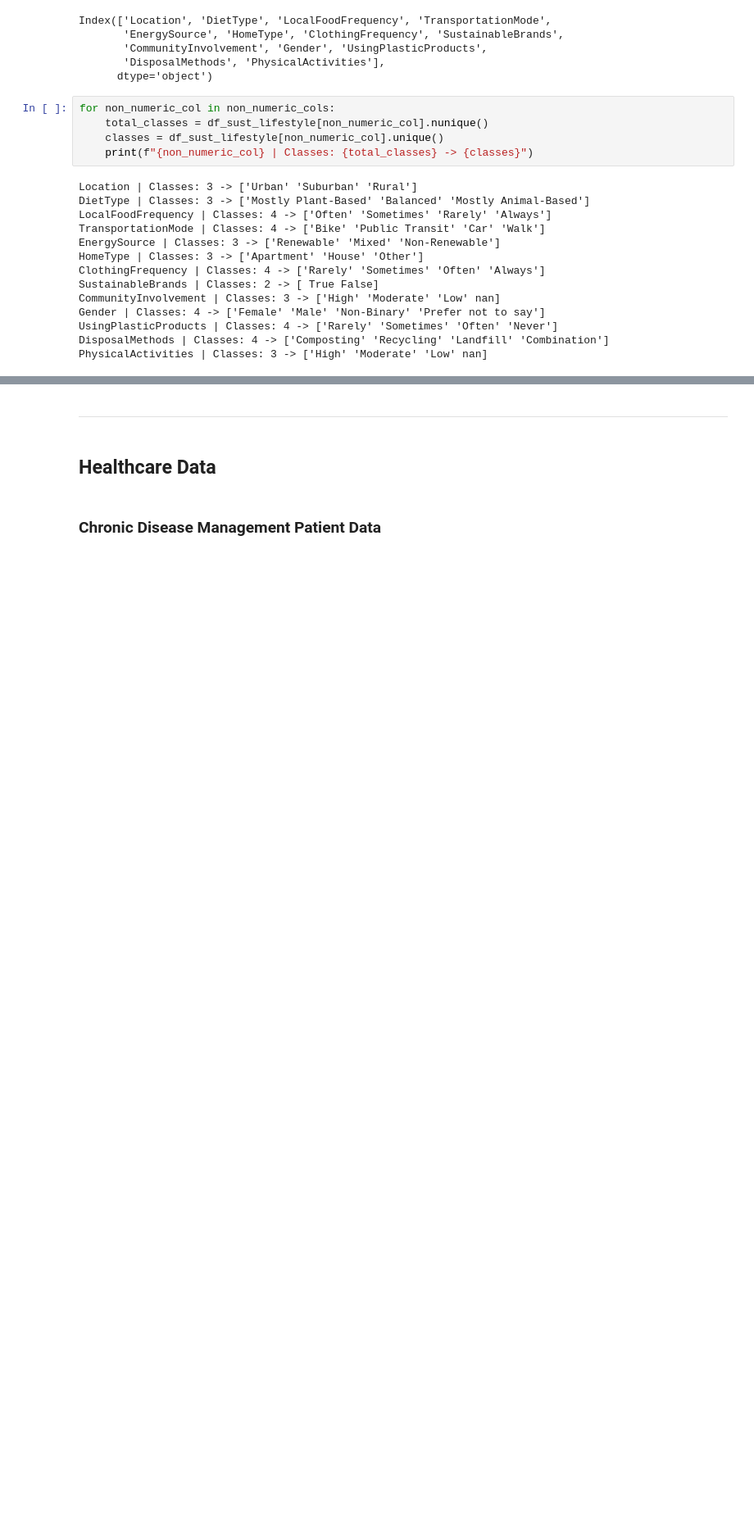
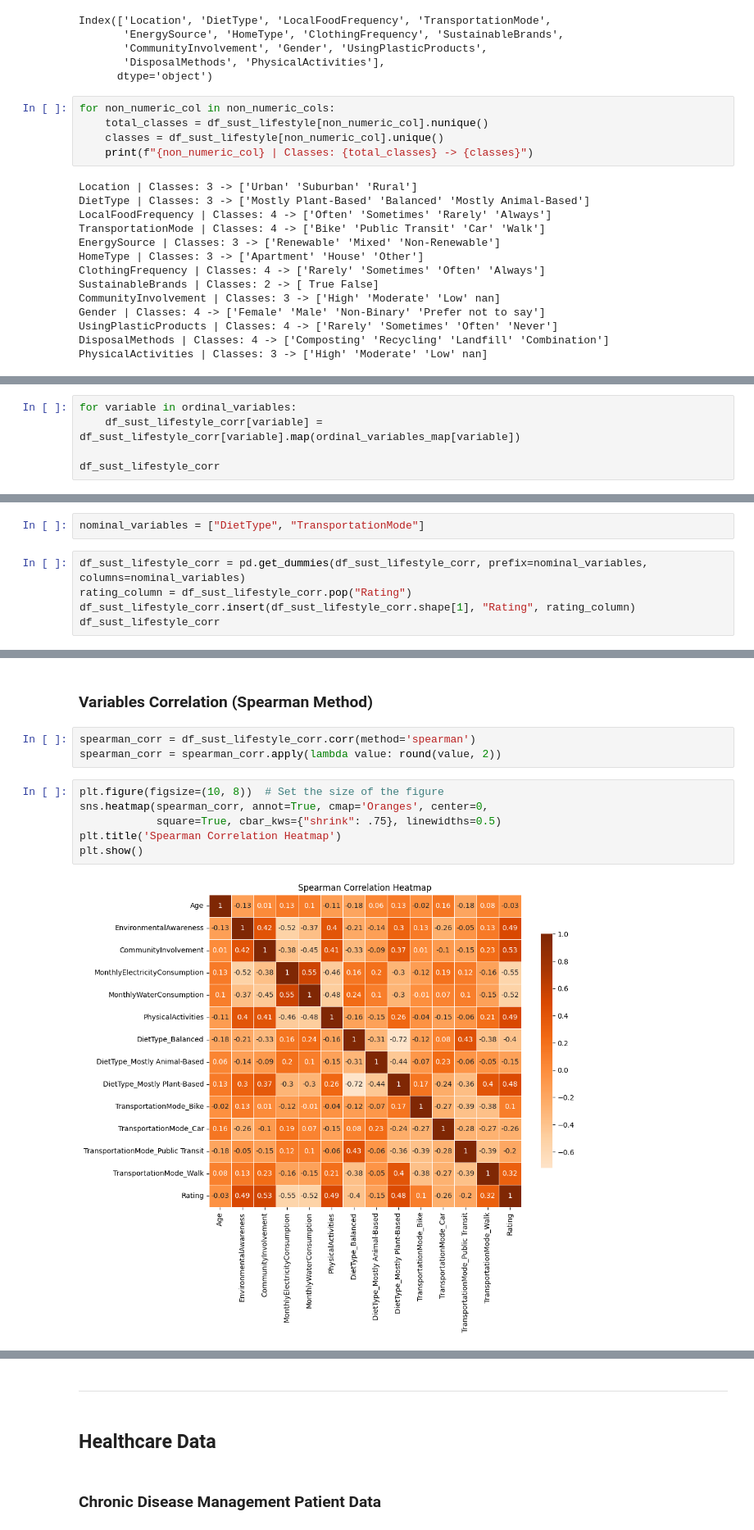
Before and after one commit to kevinmaiden7/ML_Health_Lifestyle, a Jupyter notebook: datasets_eda.ipynb, the cells around one changed output, grey strips where cells are left out. Shown at 82% size. Saved outputs shown, nothing was run; the diff lists cells and outputs as text; blank space fills up the shorter version.

Commit message:
Add Spearman correlation for Sustainability Lifestyle dataset

```diff
--- a/datasets_eda.ipynb
+++ b/datasets_eda.ipynb
@@ -98,0 +180,5 @@ PhysicalActivities | Classes: 3 -> ['High' 'Moderate' 'Low' nan]
+# %%
+for variable in ordinal_variables:
+    df_sust_lifestyle_corr[variable] = df_sust_lifestyle_corr[variable].map(ordinal_variables_map[variable])
+
+df_sust_lifestyle_corr
@@ -98,0 +201,7 @@ PhysicalActivities | Classes: 3 -> ['High' 'Moderate' 'Low' nan]
+# %%
+nominal_variables = ["DietType", "TransportationMode"]
+# %%
+df_sust_lifestyle_corr = pd.get_dummies(df_sust_lifestyle_corr, prefix=nominal_variables, columns=nominal_variables)
+rating_column = df_sust_lifestyle_corr.pop("Rating")
+df_sust_lifestyle_corr.insert(df_sust_lifestyle_corr.shape[1], "Rating", rating_column)
+df_sust_lifestyle_corr
@@ -98,0 +222,13 @@ PhysicalActivities | Classes: 3 -> ['High' 'Moderate' 'Low' nan]
+# %% [markdown]
+### Variables Correlation (Spearman Method)
+# %%
+spearman_corr = df_sust_lifestyle_corr.corr(method='spearman')
+spearman_corr = spearman_corr.apply(lambda value: round(value, 2))
+# %%
+plt.figure(figsize=(10, 8))  # Set the size of the figure
+sns.heatmap(spearman_corr, annot=True, cmap='Oranges', center=0,
+            square=True, cbar_kws={"shrink": .75}, linewidths=0.5)
+plt.title('Spearman Correlation Heatmap')
+plt.show()
+# %% [output]
+[figure, added]
```
Also changed, not shown: parts of 15 cells of this notebook, 1 other file.
